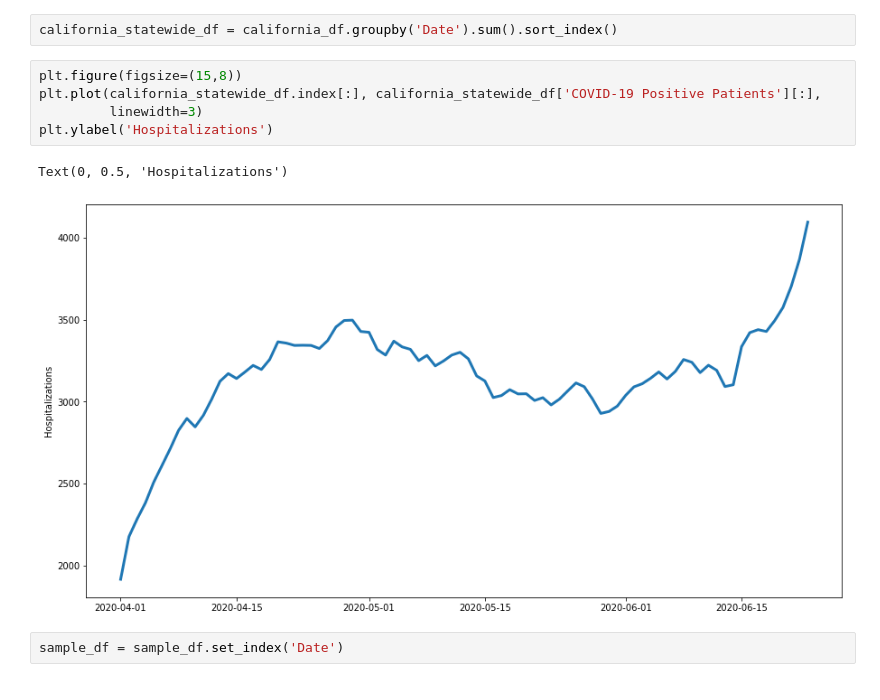
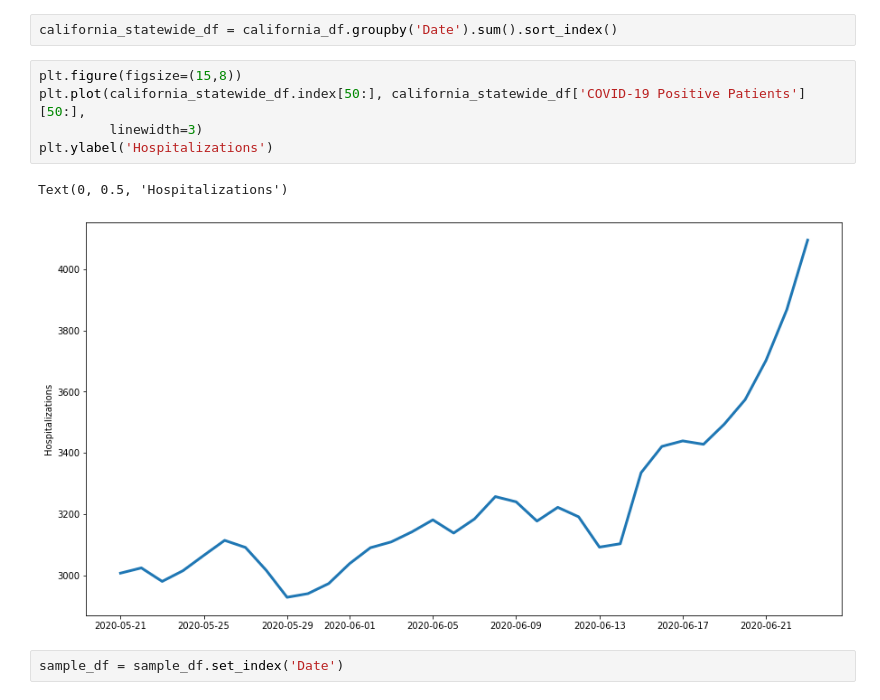
Before and after one commit to bkungfoo/covid19_models, a Jupyter notebook: visualize_metrics.ipynb, the cells around one changed output. Saved outputs shown, nothing was run; the diff lists cells and outputs as text.

```diff
--- a/visualize_metrics.ipynb
+++ b/visualize_metrics.ipynb
@@ -587,12 +587,12 @@ california_df
 california_statewide_df = california_df.groupby('Date').sum().sort_index()
 # %%
 plt.figure(figsize=(15,8))
-plt.plot(california_statewide_df.index[:], california_statewide_df['COVID-19 Positive Patients'][:],
+plt.plot(california_statewide_df.index[50:], california_statewide_df['COVID-19 Positive Patients'][50:],
          linewidth=3)
 plt.ylabel('Hospitalizations')
 # %% [output]
 Text(0, 0.5, 'Hospitalizations')
-[figure, old version]
+[figure, new version]
 # %%
 sample_df = sample_df.set_index('Date')
 # %%
```
Also changed, not shown: parts of 3 cells of this notebook, 5 other files.
